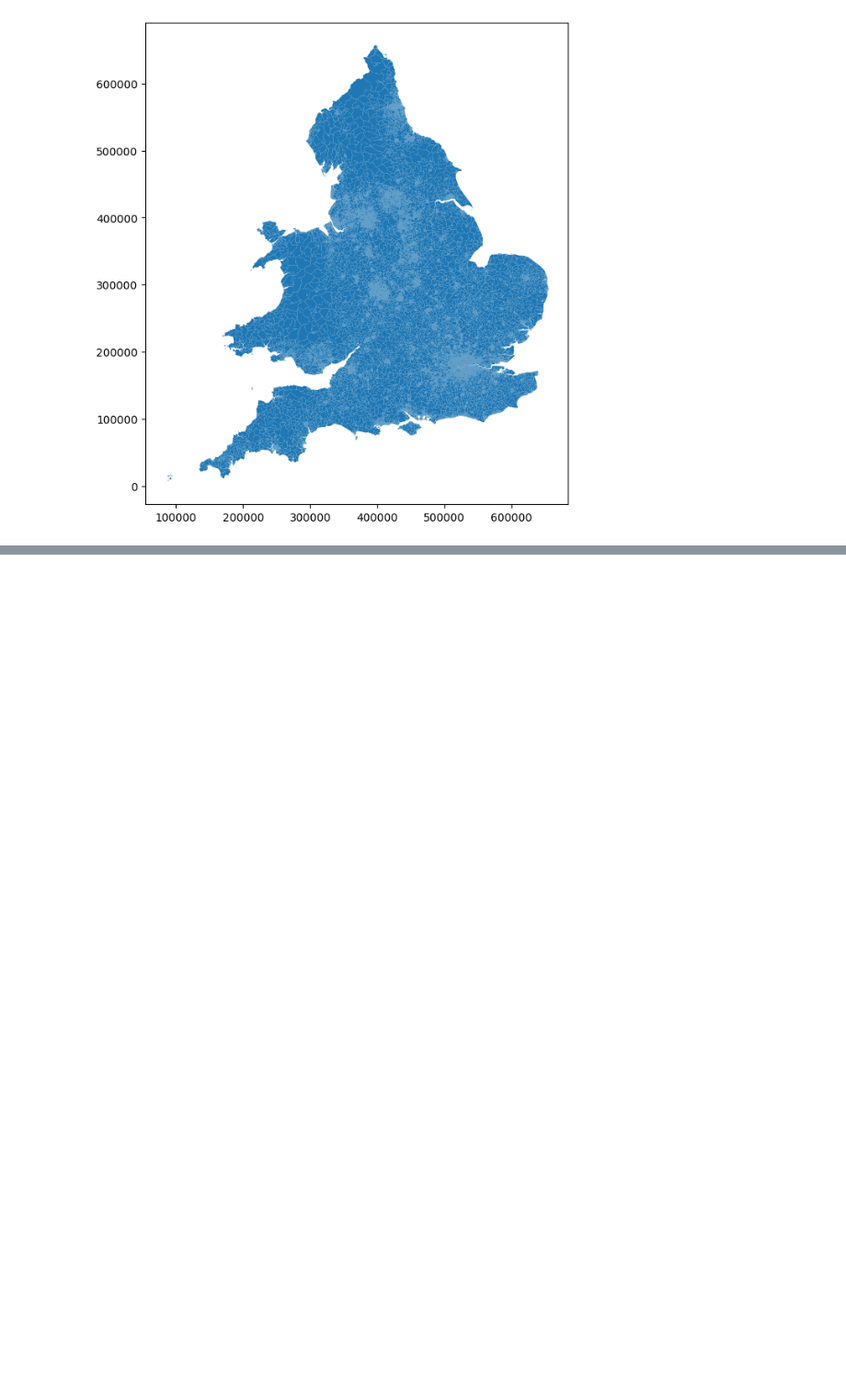
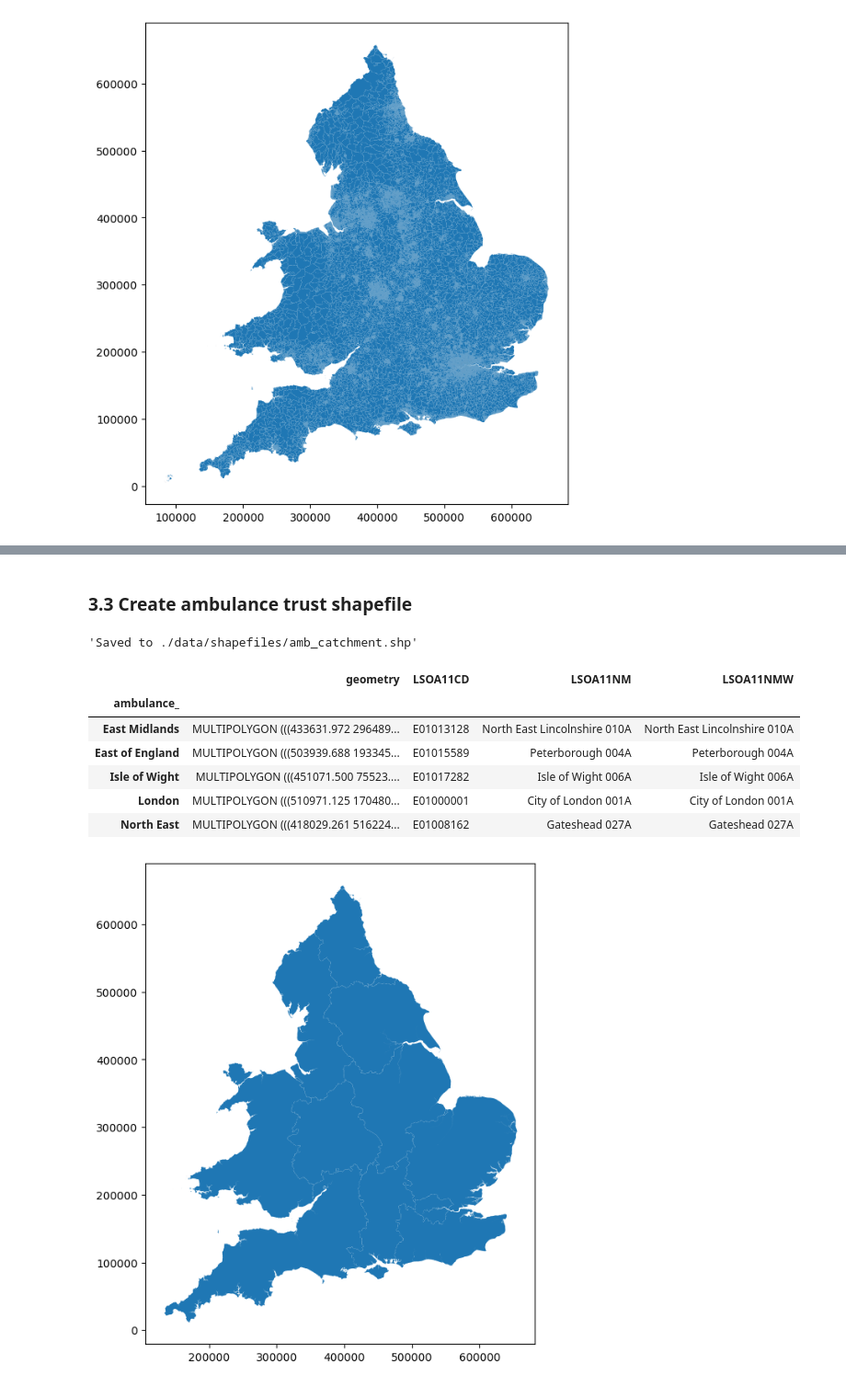
Before and after one commit to samuel-book/stroke_unit_demographics, a Jupyter notebook: 02_create_ivt_catchment_shapefile.ipynb, the cells around one changed output, grey strips where cells are left out. Shown: that part at 92% size. Cells and saved outputs as stored; diff of their text form; code cells hidden in the pictures; blank space fills up the shorter version.

Commit message:
Changed shapefile creation to function and added ambulance shapefile creation to this notebook

```diff
--- a/02_create_ivt_catchment_shapefile.ipynb
+++ b/02_create_ivt_catchment_shapefile.ipynb
@@ -21,7 +21,8 @@ class Paths:
     collated = 'collated_data_amb.csv'
 
     shapefiles = 'shapefiles'
-    catchment = 'ivt_catchment.shp'
+    ivt_catchment = 'ivt_catchment.shp'
+    amb_catchment = 'amb_catchment.shp'
     lsoa_shp = ('Lower_layer_super_output_areas_(E+W)_2011_Boundaries_' +
                 '(Generalised_Clipped)_V2.zip')
 
@@ -114,0 +82,37 @@ gdf_ivt_catchment.plot(figsize=(8,8));
+# %%
+def create_shapefile(col, file_path, gdf=gdf_lsoa, df=df_lsoa):
+    '''
+    Merges LSOAs together based on specified column to create a shapefile
+    Inputs:
+    - col - string, column to group LSOAs based on
+    - file_path - string, file path to save shapefile to
+    - gdf - geopandas dataframe, created from LSOA shapefile
+    - df - dataframe, information for each LSOA
+    '''
+    # Add column to geopandas LSOA dataframe
+    gdf = gdf.merge(
+        df[[col, 'LSOA']], left_on='LSOA11NM', right_on='LSOA', how='left')
+    gdf = gdf.drop('LSOA', axis=1)
+
+    # Shortern column to first 10 characters (since that's what it will be
+    # renamed to for the shapefile) (else get warning message)
+    shp_col = col[:10]
+    gdf = gdf.rename(columns={col: shp_col})
+
+    # Ensure no inner lines (from the original polygons)
+    gdf['geometry'] = gdf['geometry'].buffer(0.0001)
+
+    # Now merge LSOA on specified column
+    gdf_catchment = gdf.dissolve(by=shp_col)
+
+    # Save to shapefile
+    gdf_catchment.to_file(file_path)
+
+    # Show save location
+    display(f'Saved to {file_path}')
+
+    # Display head of dataframe
+    display(gdf_catchment.head())
+
+    # Plot shapefile
+    gdf_catchment.plot(figsize=(8,8));
@@ -114,0 +135,16 @@ gdf_ivt_catchment.plot(figsize=(8,8));
+# %% [markdown]
+### 3.3 Create ambulance trust shapefile
+# %%
+create_shapefile(
+    'ambulance_service',
+    os.path.join(paths.data, paths.shapefiles, paths.amb_catchment))
+# %% [output]
+'Saved to ./data/shapefiles/amb_catchment.shp'
+|  | geometry | LSOA11CD | LSOA11NM | LSOA11NMW |
+| ambulance_ |  |  |  |  |
+| East Midlands | MULTIPOLYGON (((433631.972 296489... | E01013128 | North East Lincolnshire 010A | North East Lincolnshire 010A |
+| East of England | MULTIPOLYGON (((503939.688 193345... | E01015589 | Peterborough 004A | Peterborough 004A |
+| Isle of Wight | MULTIPOLYGON (((451071.500 75523.... | E01017282 | Isle of Wight 006A | Isle of Wight 006A |
+| London | MULTIPOLYGON (((510971.125 170480... | E01000001 | City of London 001A | City of London 001A |
+| North East | MULTIPOLYGON (((418029.261 516224... | E01008162 | Gateshead 027A | Gateshead 027A |
+[figure, added]
```
Also changed, not shown: parts of 13 cells of this notebook, 2 other files.
